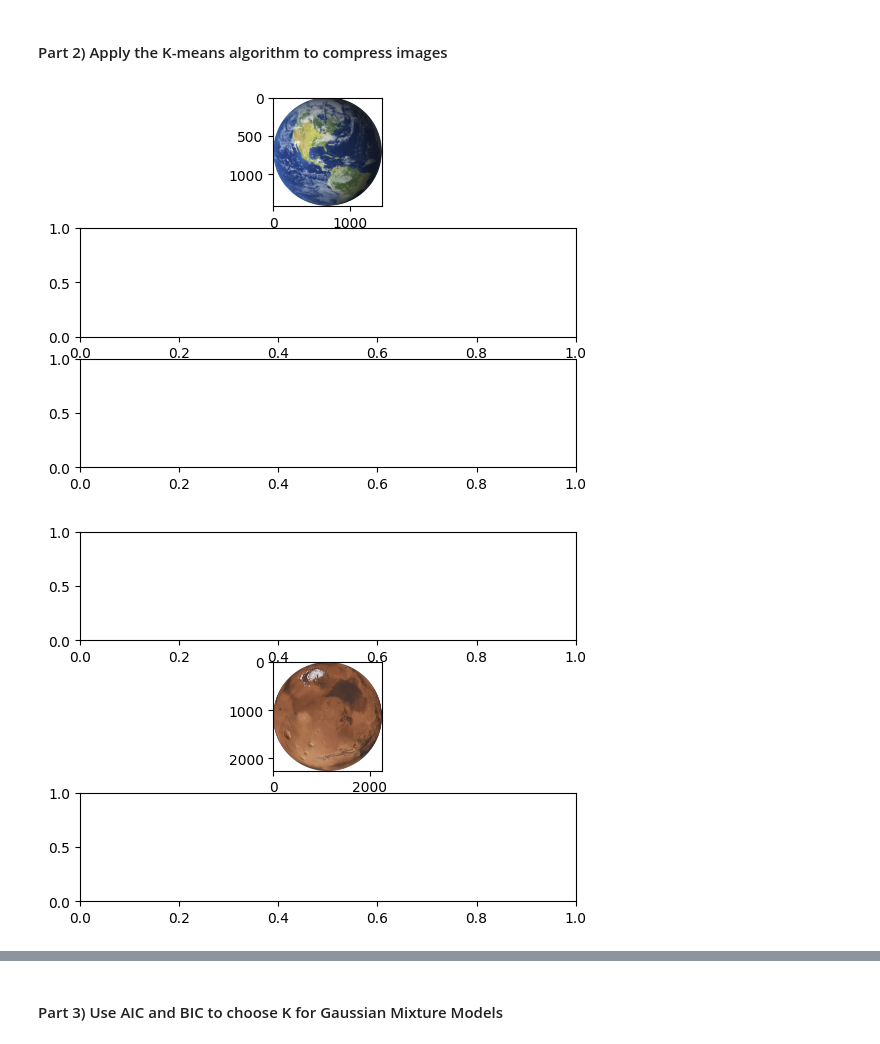
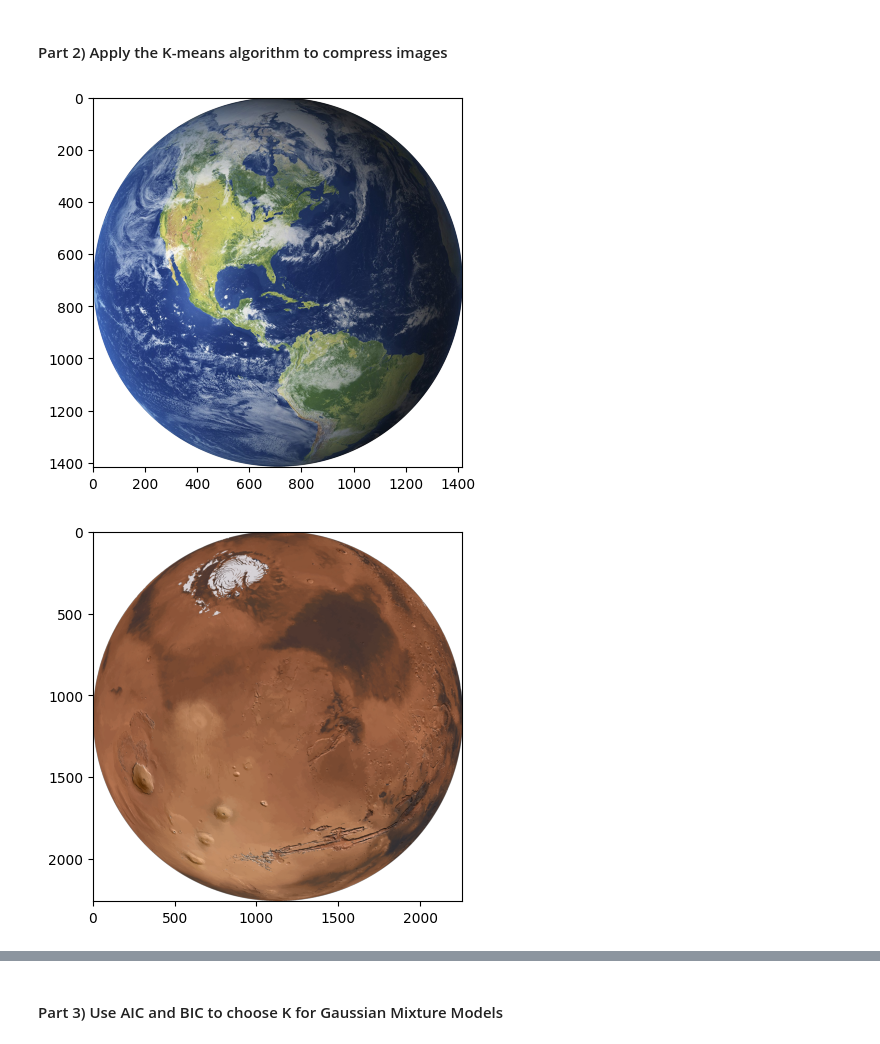
Before and after one commit to ValterMiari/Stats, a Jupyter notebook: Assignment3/ass3.ipynb, the cells around one changed output, grey strips where cells are left out. Drawn from its saved outputs; the diff is of its cells as text; code cells hidden in the pictures.

```diff
--- a/Assignment3/ass3.ipynb
+++ b/Assignment3/ass3.ipynb
@@ -309,23 +277,23 @@ print(s_score)
 # %%
 from matplotlib import pyplot as plt
 from matplotlib import image as mpimg
 
 def process_images():
     # Reading and scaling
     earth = mpimg.imread('earth.png') #.astype(np.float32) # / 255
     mars = mpimg.imread('mars.png')
     jupiter = mpimg.imread('jupiter.png')
 
     images = np.array([earth, mars, jupiter], dtype='object')
     # Reshaping the images
 
 
     return images
 
 images = process_images()
 for i in range(len(images)):
-    fig, axes = plt.subplots(len(images))
-    axes[i].imshow(images[i])
+    fig, ax = plt.subplots()
+    ax.imshow(images[i])
 # %% [output]
-[figure, old version]
+[figure, new version]
-[figure, old version]
+[figure, new version]
```
Also changed, not shown: parts of 8 cells of this notebook.
